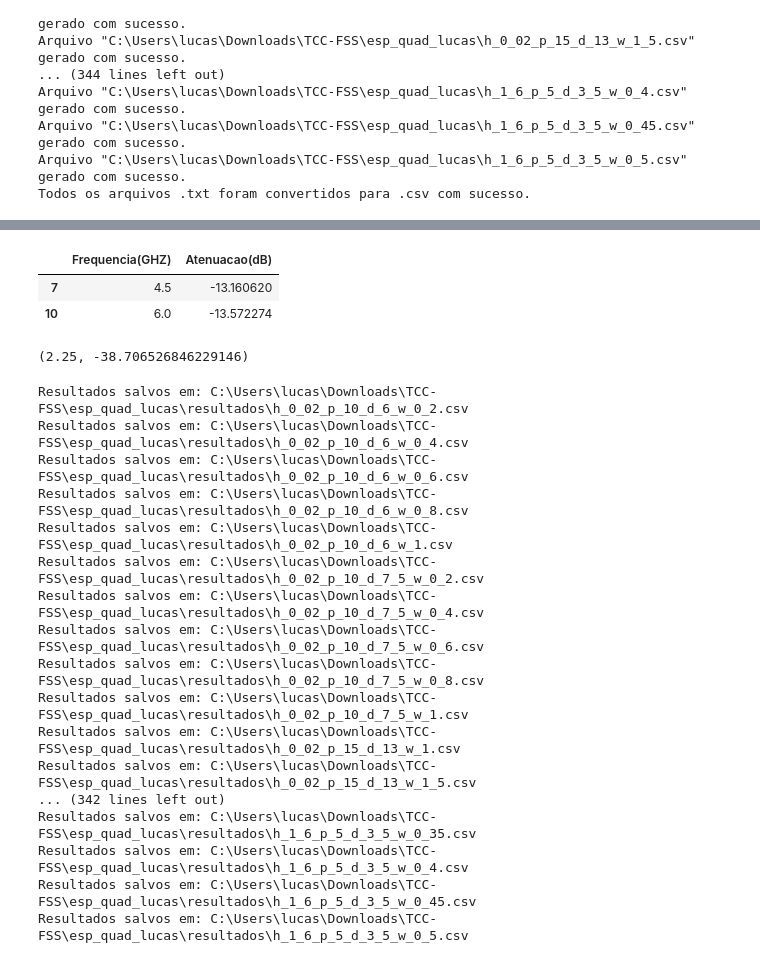
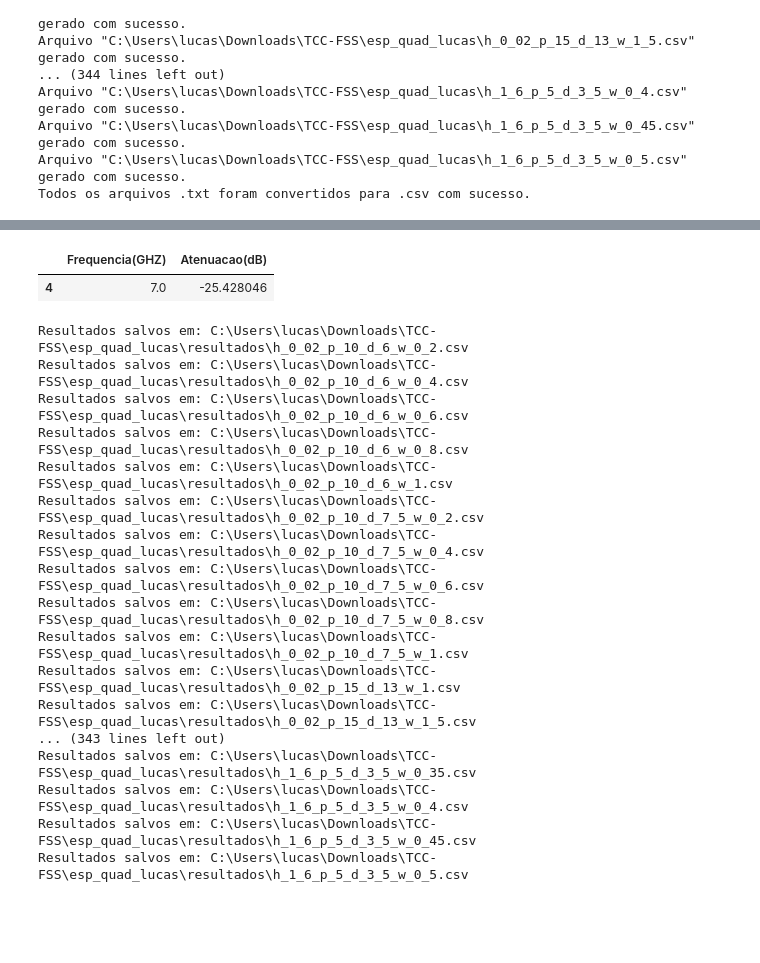
Before and after one commit to Lucas-Abrantes/TCC-FSS, a Jupyter notebook: Fss.ipynb, the cells around one changed output, grey strips where cells are left out. Cells and saved outputs as stored; diff of their text form; code cells hidden in the pictures; blank space fills up the shorter version.

```diff
--- a/Fss.ipynb
+++ b/Fss.ipynb
@@ -43,7 +43,7 @@ Todos os arquivos .txt foram convertidos para .csv com sucesso.
 # %%
 import pandas as pd
 
-db = pd.read_csv('esp_quad_lucas/h_0_16_p_20_d_18_w_2_5.csv')
+db = pd.read_csv('esp_quad_lucas/h_1_6_p_20_d_10_w_1.csv')
 db.head()
 # %% [output]
 |  | Frequencia(GHZ) | Atenuacao(dB) |
@@ -75,27 +95,20 @@ resonant_frequency
 # %%
-BW = db[(db['Atenuacao(dB)'] <= -10) & (db['Atenuacao(dB)'] > -14)]
+BW = db[(db['Atenuacao(dB)'] < -10)]
 
 BW
 # %% [output]
 |  | Frequencia(GHZ) | Atenuacao(dB) |
-| 7 | 4.5 | -13.160620 |
-| 10 | 6.0 | -13.572274 |
+| 4 | 7.0 | -25.428046 |
-# %%
-BW, resonant_frequency
-# %% [output]
-(2.25, -38.706526846229146)
 # %%
 import pandas as pd
 import os
 
 diretorio_entrada = 'C:\\Users\\lucas\\Downloads\\TCC-FSS\\esp_quad_lucas'
-
 diretorio_saida = 'C:\\Users\\lucas\\Downloads\\TCC-FSS\\esp_quad_lucas\\resultados'
 
 if not os.path.exists(diretorio_saida):
     os.makedirs(diretorio_saida)
 
-# Percorrendo cada arquivo no diretório de entrada
 for arquivo in os.listdir(diretorio_entrada):
     if arquivo.endswith('.csv'):
         caminho_completo = os.path.join(diretorio_entrada, arquivo)
@@ -108,19 +121,30 @@ for arquivo in os.listdir(diretorio_entrada):
             print(f"Erro: A coluna 'Atenuacao(dB)' não foi encontrada no arquivo {arquivo}.")
             continue
 
-        valores_abaixo_10 = db[db['Atenuacao(dB)'] < -10]
-        if not valores_abaixo_10.empty:
-            primeiro_valor_abaixo_10 = valores_abaixo_10.iloc[0]
-            ultimo_valor_abaixo_10 = valores_abaixo_10.iloc[-1]
-            BW = ultimo_valor_abaixo_10['Frequencia(GHZ)'] - primeiro_valor_abaixo_10['Frequencia(GHZ)']
+        # Identificar todos os índices onde a atenuação é menor que -10 dB
+        indices_abaixo_10 = db.index[db['Atenuacao(dB)'] < -10].tolist()
+
+        if indices_abaixo_10:
+            # Considerar o caso de um intervalo único ou múltiplos intervalos
+            primeiro_index = indices_abaixo_10[0]
+            ultimo_index = indices_abaixo_10[-1]
+
+            if primeiro_index == ultimo_index:
+                if primeiro_index > 0:
+                    primeiro_index -= 1
+                if ultimo_index < len(db) - 1:
+                    ultimo_index += 1
+
+            BW = db.iloc[ultimo_index]['Frequencia(GHZ)'] - db.iloc[primeiro_index]['Frequencia(GHZ)']
+
             resultados_df = pd.DataFrame({
                 'resonant_frequency(dB)': [resonant_frequency],
                 'BW(GHZ)': [BW],
             })
         else:
+            print(f"Nenhum valor abaixo de -10 dB encontrado no arquivo {arquivo}.")
             continue
 
-        # Construindo o caminho de saída com o nome do arquivo original
         nome_arquivo_saida = f"{os.path.splitext(arquivo)[0]}.csv"
         caminho_arquivo_saida = os.path.join(diretorio_saida, nome_arquivo_saida)
 
@@ -140,7 +164,7 @@ Resultados salvos em: C:\Users\lucas\Downloads\TCC-FSS\esp_quad_lucas\resultados
 Resultados salvos em: C:\Users\lucas\Downloads\TCC-FSS\esp_quad_lucas\resultados\h_0_02_p_10_d_7_5_w_1.csv
 Resultados salvos em: C:\Users\lucas\Downloads\TCC-FSS\esp_quad_lucas\resultados\h_0_02_p_15_d_13_w_1.csv
 Resultados salvos em: C:\Users\lucas\Downloads\TCC-FSS\esp_quad_lucas\resultados\h_0_02_p_15_d_13_w_1_5.csv
-... (342 lines left out)
+... (343 lines left out)
 Resultados salvos em: C:\Users\lucas\Downloads\TCC-FSS\esp_quad_lucas\resultados\h_1_6_p_5_d_3_5_w_0_35.csv
 Resultados salvos em: C:\Users\lucas\Downloads\TCC-FSS\esp_quad_lucas\resultados\h_1_6_p_5_d_3_5_w_0_4.csv
 Resultados salvos em: C:\Users\lucas\Downloads\TCC-FSS\esp_quad_lucas\resultados\h_1_6_p_5_d_3_5_w_0_45.csv
```
Also changed, not shown: parts of 4 cells of this notebook, 10 other files.
